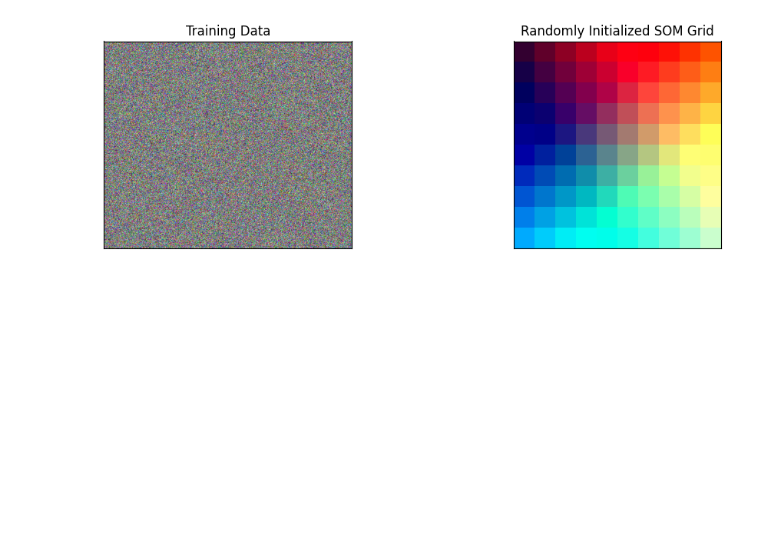
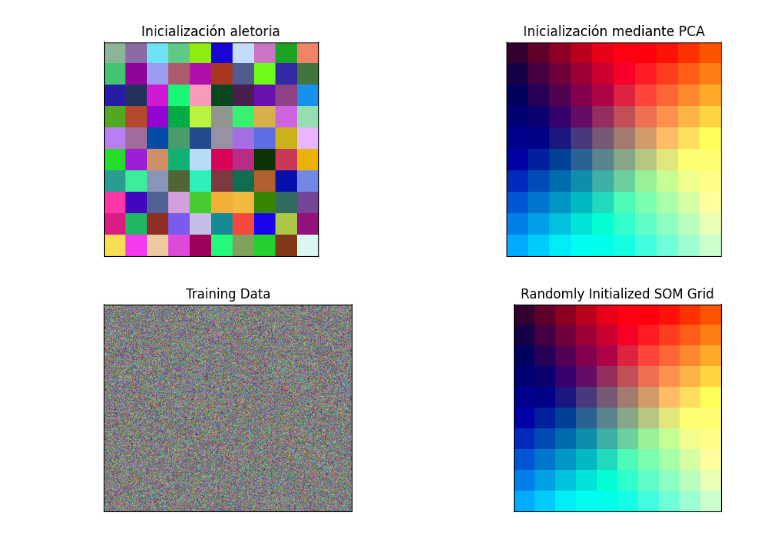
Before and after one commit to JaumeSanCol/TFG, a Jupyter notebook: notebooks/base.ipynb, the cells around one changed output. Cells and saved outputs as stored; diff of their text form; code cells hidden in the pictures; blank space fills up the shorter version.

```diff
--- a/notebooks/base.ipynb
+++ b/notebooks/base.ipynb
@@ -45,6 +44,21 @@ n_x = 300000
 # Initialize the training data
 rand = np.random.RandomState(0)
 train_data = rand.randint(0, 255, (n_x, 3))
+# %%
+
+# Display both the training matrix and the SOM grid
+fig, ax = plt.subplots(
+    nrows=1, ncols=2, figsize=(12, 3.5),
+    subplot_kw=dict(xticks=[], yticks=[]))
+som = SoM(method="random",data=train_data)
+ax[0].imshow(som.re_scale().astype(int))
+ax[0].title.set_text('Inicialización aletoria')
+som = SoM(method="pca",data=train_data)
+ax[1].imshow(som.re_scale().astype(int))
+ax[1].title.set_text('Inicialización mediante PCA')
+plt.savefig("img/inicializacion.png",dpi=300)
+# %% [output]
+[figure, added]
 # %%
 som = SoM(method="pca",data=train_data)
 # Display both the training matrix and the SOM grid
```
Also changed, not shown: parts of 2 cells of this notebook, 26 other files.
